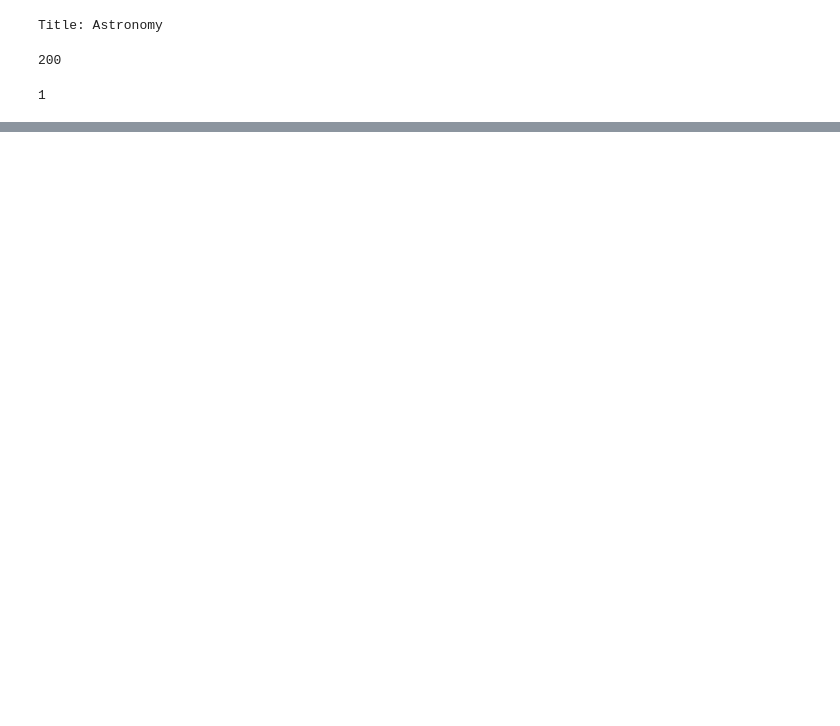
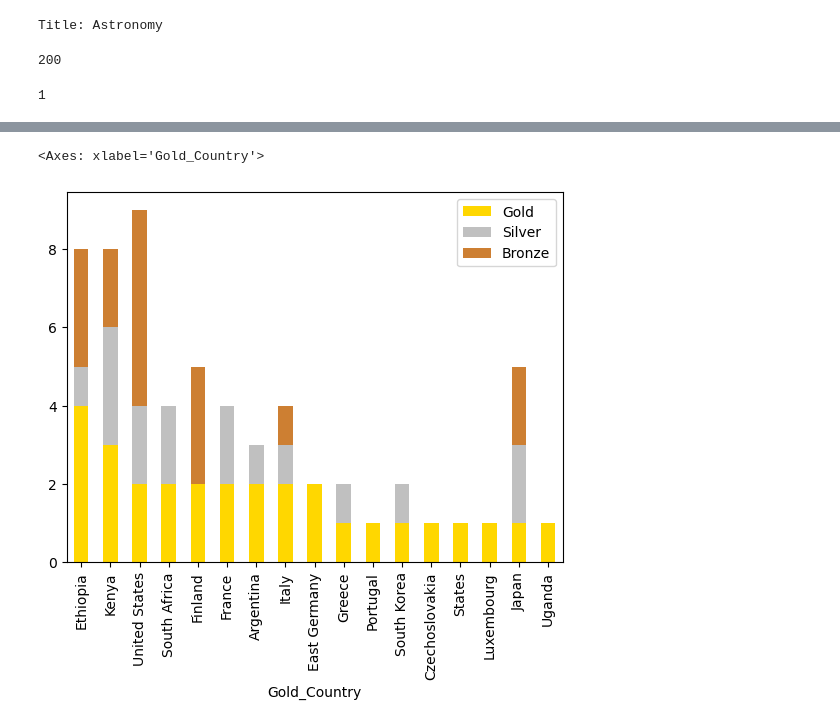
Before and after one commit to alisonands/berlin_marathon, a Jupyter notebook: scraping/BeautifulSoup/5_wikipedia_scrape/5_wikipedia_scrape.ipynb, the cells around one changed output, grey strips where cells are left out. Cells and saved outputs as stored; diff of their text form; code cells hidden in the pictures; blank space fills up the shorter version.

```diff
--- a/scraping/BeautifulSoup/5_wikipedia_scrape/5_wikipedia_scrape.ipynb
+++ b/scraping/BeautifulSoup/5_wikipedia_scrape/5_wikipedia_scrape.ipynb
@@ -95,0 +90,19 @@ NameError: name 'data' is not defined
+# %%
+# bar plot of medal counts by country
+# bubble plot of medal counts by country
+# plot locations of where they have taken place and during which years
+# hist of medal counts by athelete
+
+country_medals = pd.DataFrame()
+
+country_medals['Gold'] = df['Gold_Country'].value_counts()
+country_medals['Silver'] = df['Silver_Country'].value_counts()
+country_medals['Bronze'] = df['Bronze_Country'].value_counts()
+country_medals['Total'] = country_medals['Gold'] + country_medals['Silver'] + country_medals['Bronze']
+
+country_medals = country_medals.fillna(0)
+colors = ['#FFD700', '#C0C0C0', '#CD7F32']
+country_medals[['Gold', 'Silver', 'Bronze']].plot(kind='bar', stacked=True, color = colors)
+# %% [output]
+<Axes: xlabel='Gold_Country'>
+[figure, added]
```
Also changed, not shown: parts of 4 cells of this notebook.
